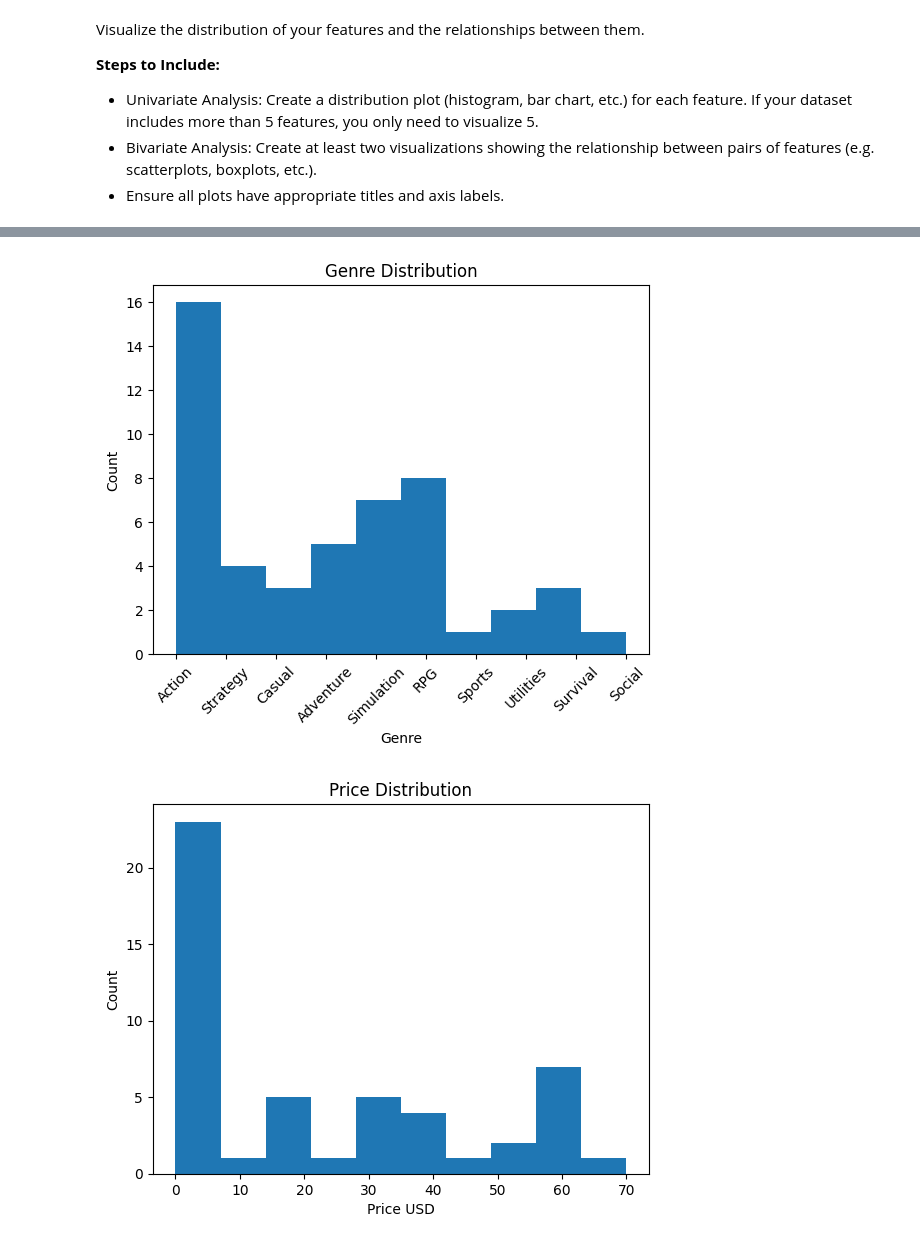
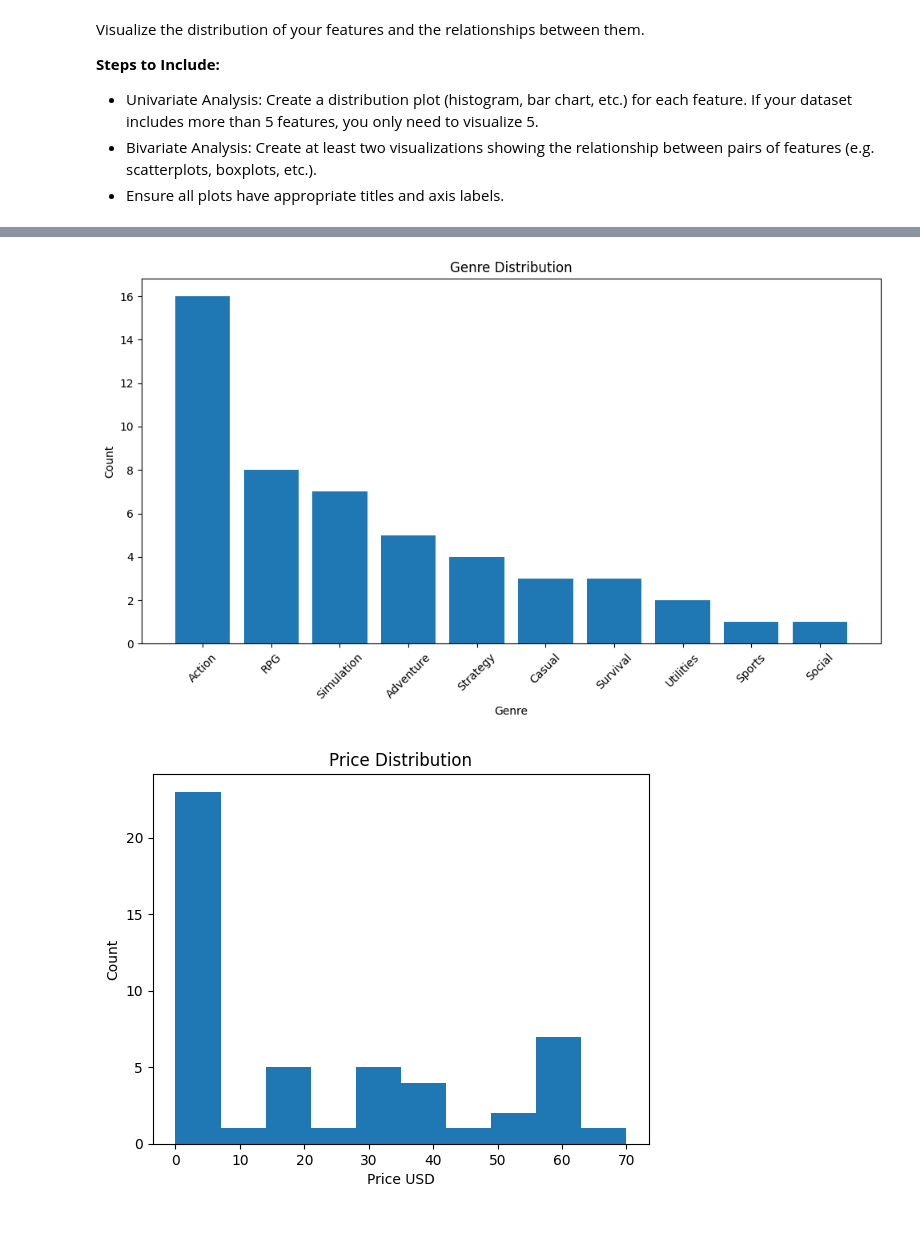
Before and after one commit to thanhvu911/machine-learning, a Jupyter notebook: Project 1 Instructions.ipynb, the cells around one changed output, grey strips where cells are left out. Drawn from its saved outputs; the diff is of its cells as text; code cells hidden in the pictures.

```diff
--- a/Project 1 Instructions.ipynb
+++ b/Project 1 Instructions.ipynb
@@ -236,12 +238,15 @@ plt.show()
 # %%
-plt.hist(df['primary_genre'])
+plt.figure(figsize=(10, 6))
+genre_counts = df['primary_genre'].value_counts()
+plt.bar(genre_counts.index, genre_counts.values)
 plt.title('Genre Distribution')
 plt.xlabel('Genre')
 plt.xticks(rotation=45)
 plt.ylabel('Count')
+plt.tight_layout()
 plt.show()
 # %% [output]
-[figure, old version]
+[figure, new version]
 # %%
 plt.hist(df['price_usd'])
 plt.title('Price Distribution')
```
Also changed, not shown: parts of 6 cells of this notebook, 2 other files.
